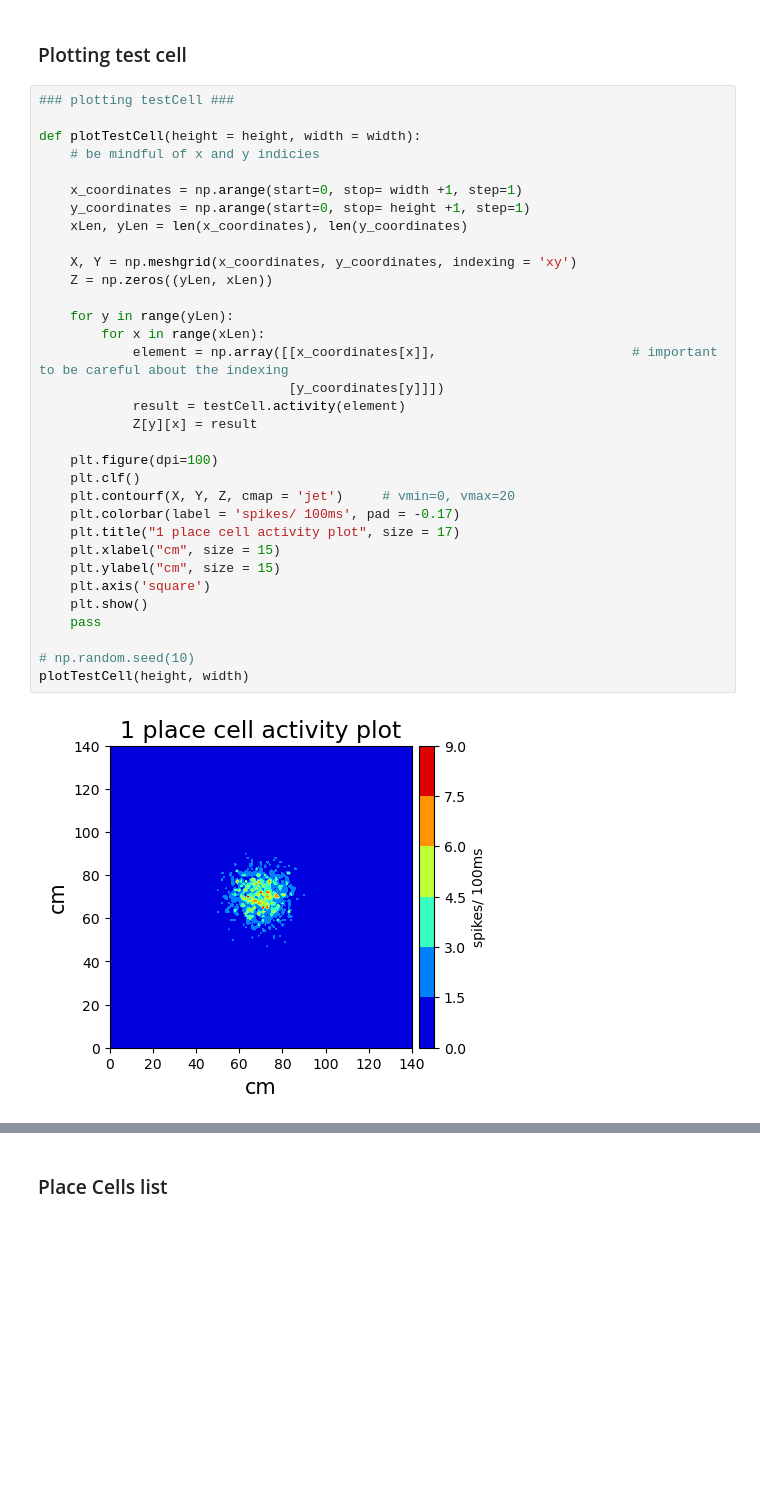
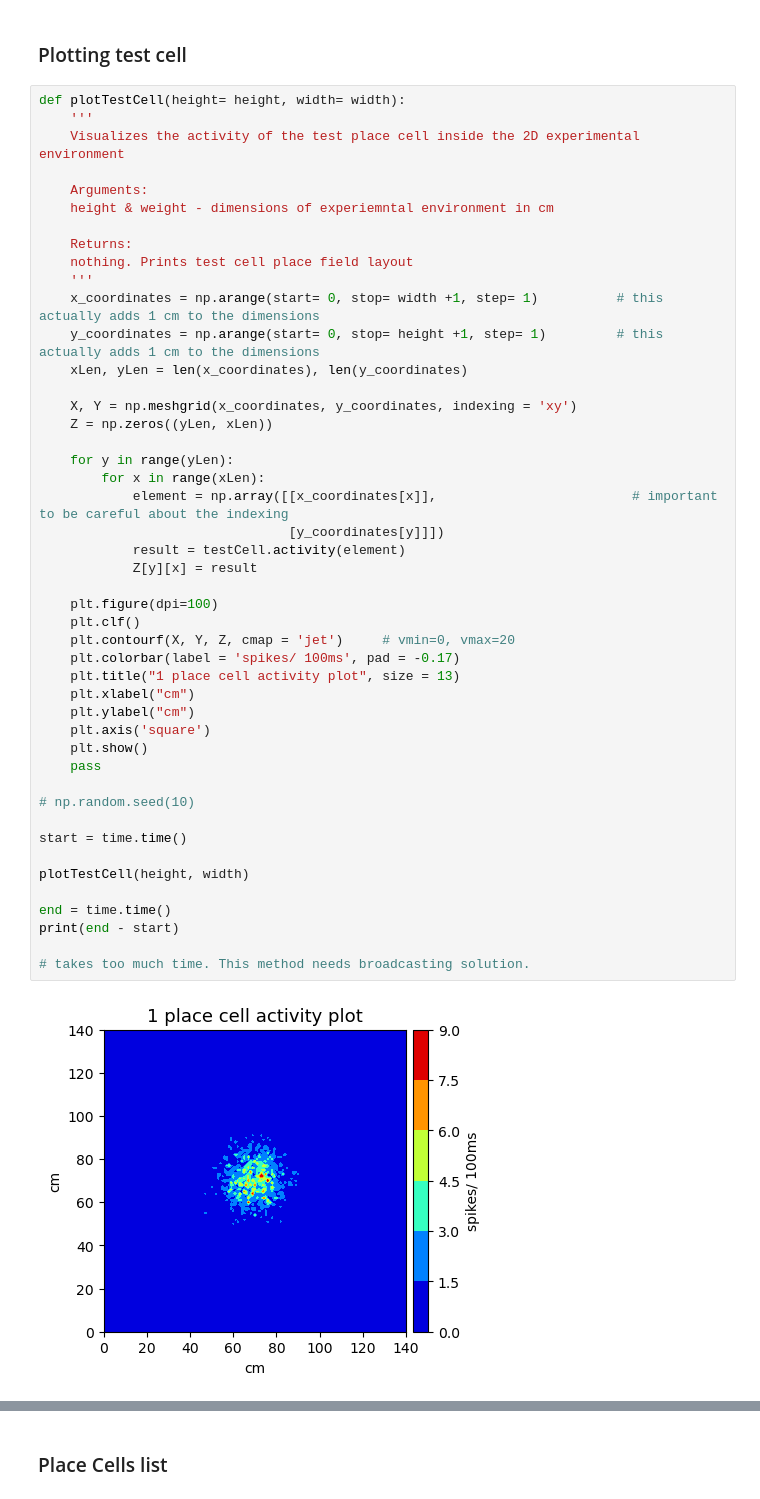
Before and after one commit to jambormike/neurons_dimensionality_reduction, a Jupyter notebook: simAndReduction.ipynb, the cells around one changed output, grey strips where cells are left out. Drawn from its saved outputs; the diff is of its cells as text; blank space fills up the shorter version.

```diff
--- a/simAndReduction.ipynb
+++ b/simAndReduction.ipynb
@@ -81,37 +82,50 @@ np.mean(foobar)
 # %% [markdown]
 ### Plotting test cell
 # %%
-### plotting testCell ###
+def plotTestCell(height= height, width= width):
+    '''
+    Visualizes the activity of the test place cell inside the 2D experimental environment
 
-def plotTestCell(height = height, width = width):
-    # be mindful of x and y indicies
+    Arguments:
+    height & weight - dimensions of experiemntal environment in cm
 
-    x_coordinates = np.arange(start=0, stop= width +1, step=1)
-    y_coordinates = np.arange(start=0, stop= height +1, step=1)
+    Returns:
+    nothing. Prints test cell place field layout
+    '''
+    x_coordinates = np.arange(start= 0, stop= width +1, step= 1)          # this actually adds 1 cm to the dimensions
+    y_coordinates = np.arange(start= 0, stop= height +1, step= 1)         # this actually adds 1 cm to the dimensions
     xLen, yLen = len(x_coordinates), len(y_coordinates)
 
     X, Y = np.meshgrid(x_coordinates, y_coordinates, indexing = 'xy')
     Z = np.zeros((yLen, xLen))
 
     for y in range(yLen):
         for x in range(xLen):
             element = np.array([[x_coordinates[x]],                         # important to be careful about the indexing
                                 [y_coordinates[y]]])
             result = testCell.activity(element)
             Z[y][x] = result
 
     plt.figure(dpi=100)
     plt.clf()
     plt.contourf(X, Y, Z, cmap = 'jet')     # vmin=0, vmax=20
     plt.colorbar(label = 'spikes/ 100ms', pad = -0.17)
-    plt.title("1 place cell activity plot", size = 17)
-    plt.xlabel("cm", size = 15)
-    plt.ylabel("cm", size = 15)
+    plt.title("1 place cell activity plot", size = 13)
+    plt.xlabel("cm")
+    plt.ylabel("cm")
     plt.axis('square')
     plt.show()
     pass
 
 # np.random.seed(10)
+
+start = time.time()
+
 plotTestCell(height, width)
+
+end = time.time()
+print(end - start)
+
+# takes too much time. This method needs broadcasting solution.
 # %% [output]
-[figure, old version]
+[figure, new version]
```
Also changed, not shown: parts of 51 cells of this notebook, 2 other files.
